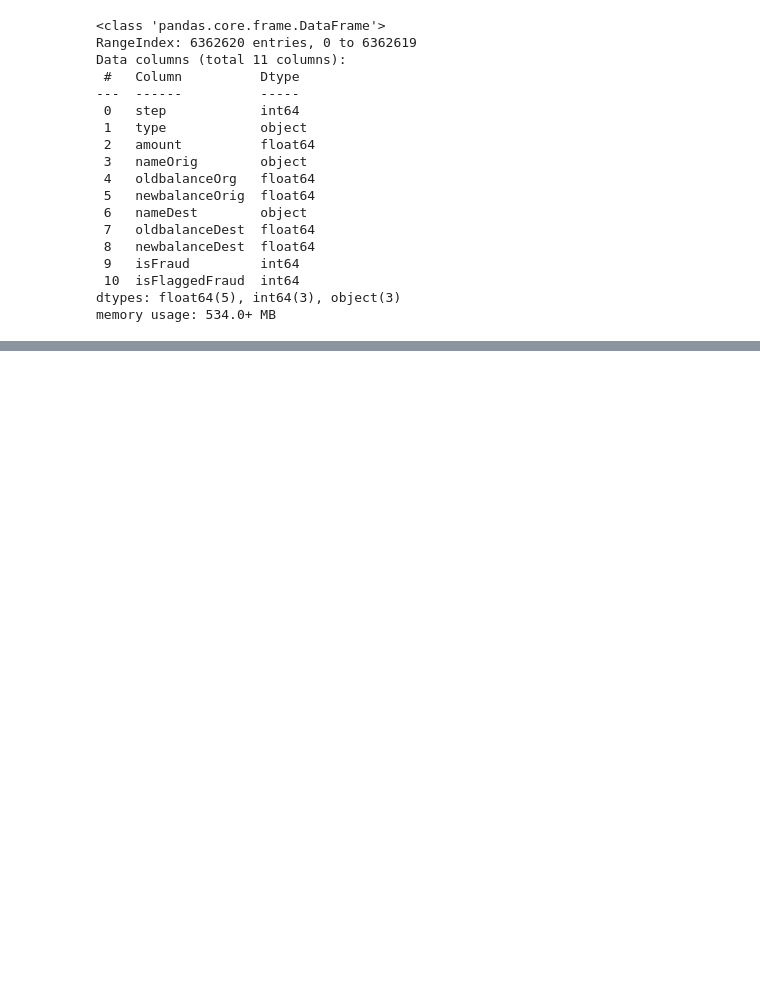
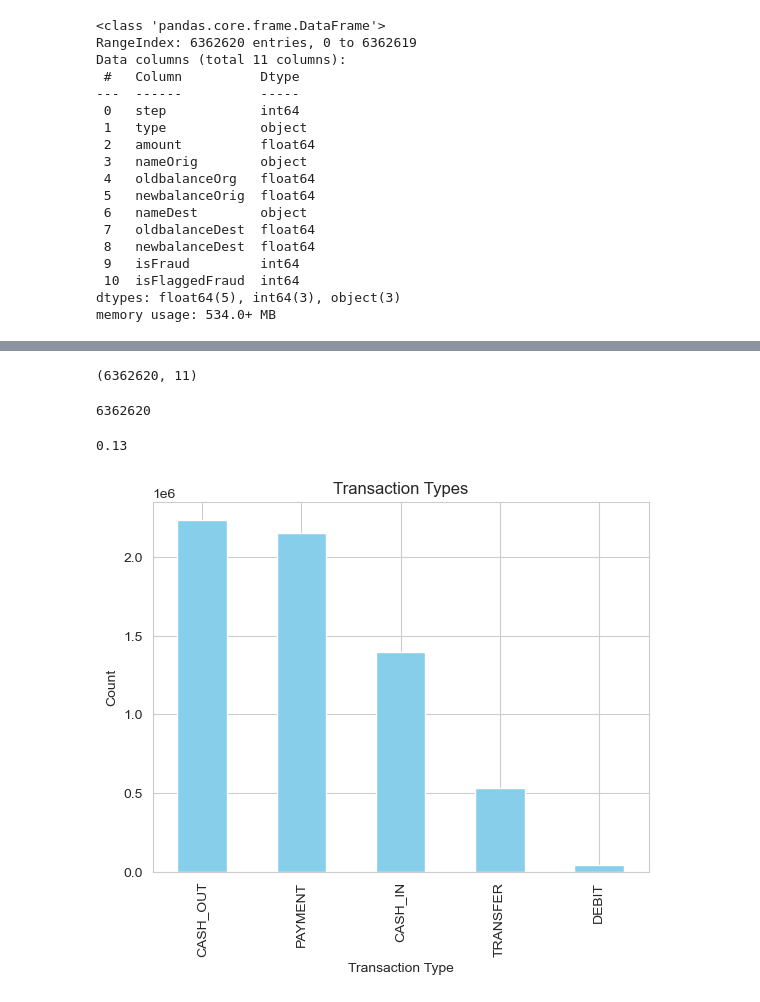
Before and after one commit to imakhxl/Financial-Fraud-Predicition-System, a Jupyter notebook: fraud.ipynb, the cells around one changed output, grey strips where cells are left out. Saved outputs shown, nothing was run; the diff lists cells and outputs as text; code cells hidden in the pictures; blank space fills up the shorter version.

```diff
--- a/fraud.ipynb
+++ b/fraud.ipynb
@@ -44,0 +77,19 @@ NameError: name 'df' is not defined
+# %%
+df.shape
+# %% [output]
+(6362620, 11)
+# %%
+df.shape[0]
+# %% [output]
+6362620
+# %%
+print(round((df["isFraud"].value_counts()[1] / df.shape[0]) * 100,2))
+# %% [output]
+0.13
+# %%
+df["type"].value_counts().plot(kind='bar', title='Transaction Types', color='skyblue')
+plt.xlabel('Transaction Type')
+plt.ylabel('Count')
+plt.show()
+# %% [output]
+[figure, added]
```
Also changed, not shown: parts of 8 cells of this notebook.
